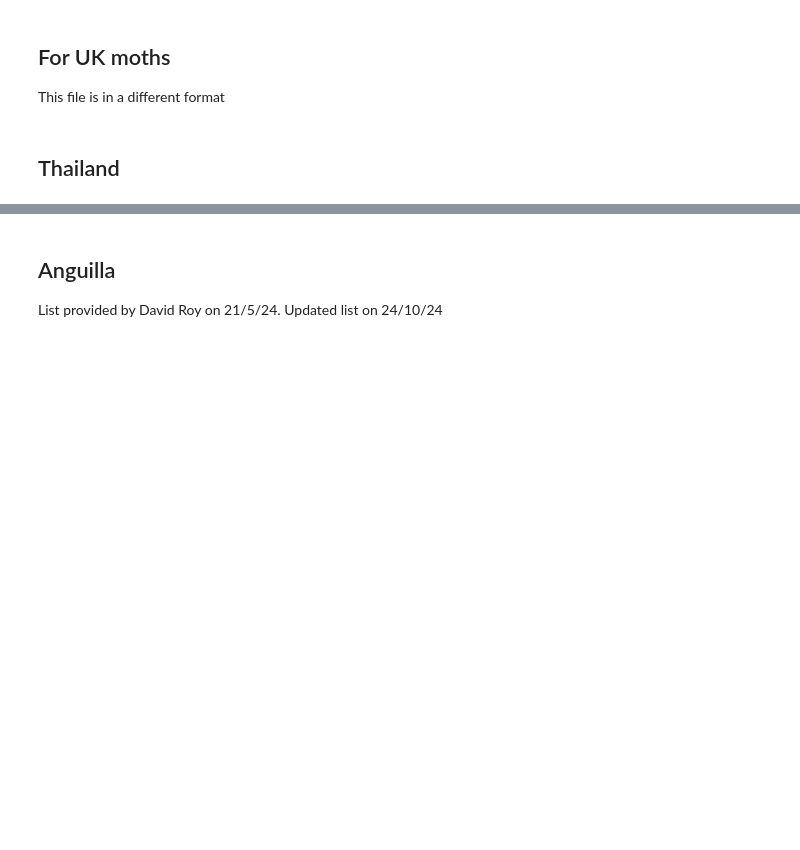
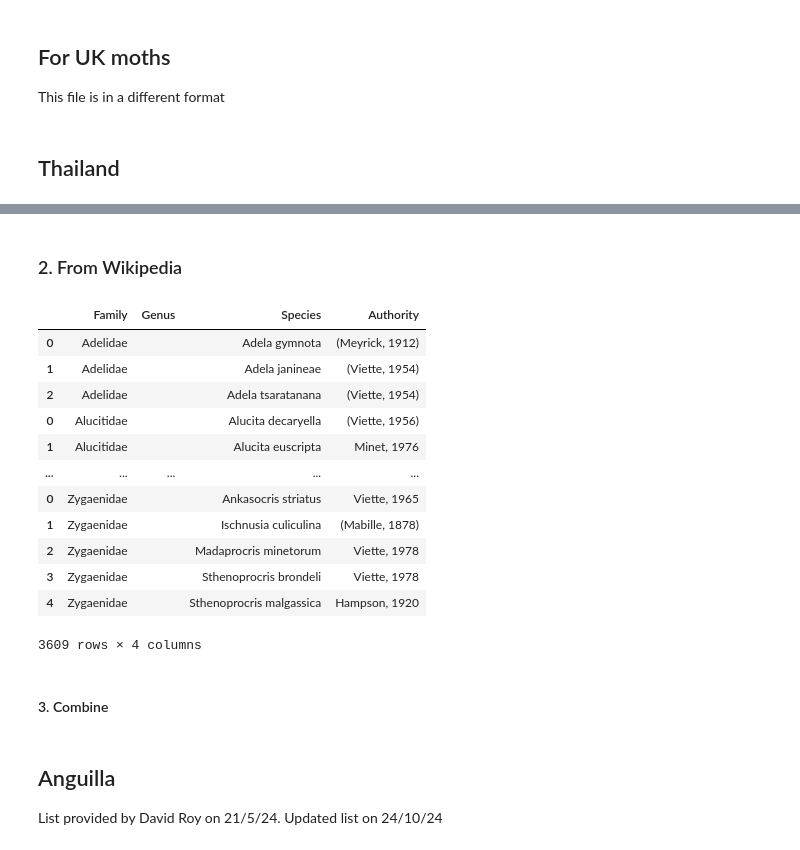
Before and after one commit to AMI-system/gbif_download_standalone, a Jupyter notebook: 01_prepare_checklist/01_preprocess_species_list.ipynb, the cells around one changed output, grey strips where cells are left out. Saved outputs shown, nothing was run; the diff lists cells and outputs as text; code cells hidden in the pictures; blank space fills up the shorter version.

```diff
--- a/01_prepare_checklist/01_preprocess_species_list.ipynb
+++ b/01_prepare_checklist/01_preprocess_species_list.ipynb
@@ -212,3 +245,5 @@ def scrape_wikipedia_to_csv(wikipedia_url):
+# %% [markdown]
+### 2. From Wikipedia
 # %%
 # Wikipedia URL for the moth species by family
 wikipedia_url = 'https://en.wikipedia.org/wiki/List_of_moths_of_Madagascar'
@@ -216,9 +252,22 @@ wikipedia_url = 'https://en.wikipedia.org/wiki/List_of_moths_of_Madagascar'
 mad_df2 = scrape_wikipedia_to_csv(wikipedia_url)
-# %%
-mad_df2['Genus'] = ''
-mad_df2['Authority'] = ''
-
-mad_df2.head()
+# %%
+mad_df2
+# %% [output]
+|  | Family | Genus | Species | Authority |
+| 0 | Adelidae |  | Adela gymnota | (Meyrick, 1912) |
+| 1 | Adelidae |  | Adela janineae | (Viette, 1954) |
+| 2 | Adelidae |  | Adela tsaratanana | (Viette, 1954) |
+| 0 | Alucitidae |  | Alucita decaryella | (Viette, 1956) |
+| 1 | Alucitidae |  | Alucita euscripta | Minet, 1976 |
+| ... | ... | ... | ... | ... |
+| 0 | Zygaenidae |  | Ankasocris striatus | Viette, 1965 |
+| 1 | Zygaenidae |  | Ischnusia culiculina | (Mabille, 1878) |
+| 2 | Zygaenidae |  | Madaprocris minetorum | Viette, 1978 |
+| 3 | Zygaenidae |  | Sthenoprocris brondeli | Viette, 1978 |
+| 4 | Zygaenidae |  | Sthenoprocris malgassica | Hampson, 1920 |
+3609 rows × 4 columns
+# %% [markdown]
+#### 3. Combine
 # %%
 # combine df and mad_df2
 mad_df2 = mad_df2[['Family', 'Genus', 'Species', 'Authority']]
```
Also changed, not shown: parts of 38 cells of this notebook.
